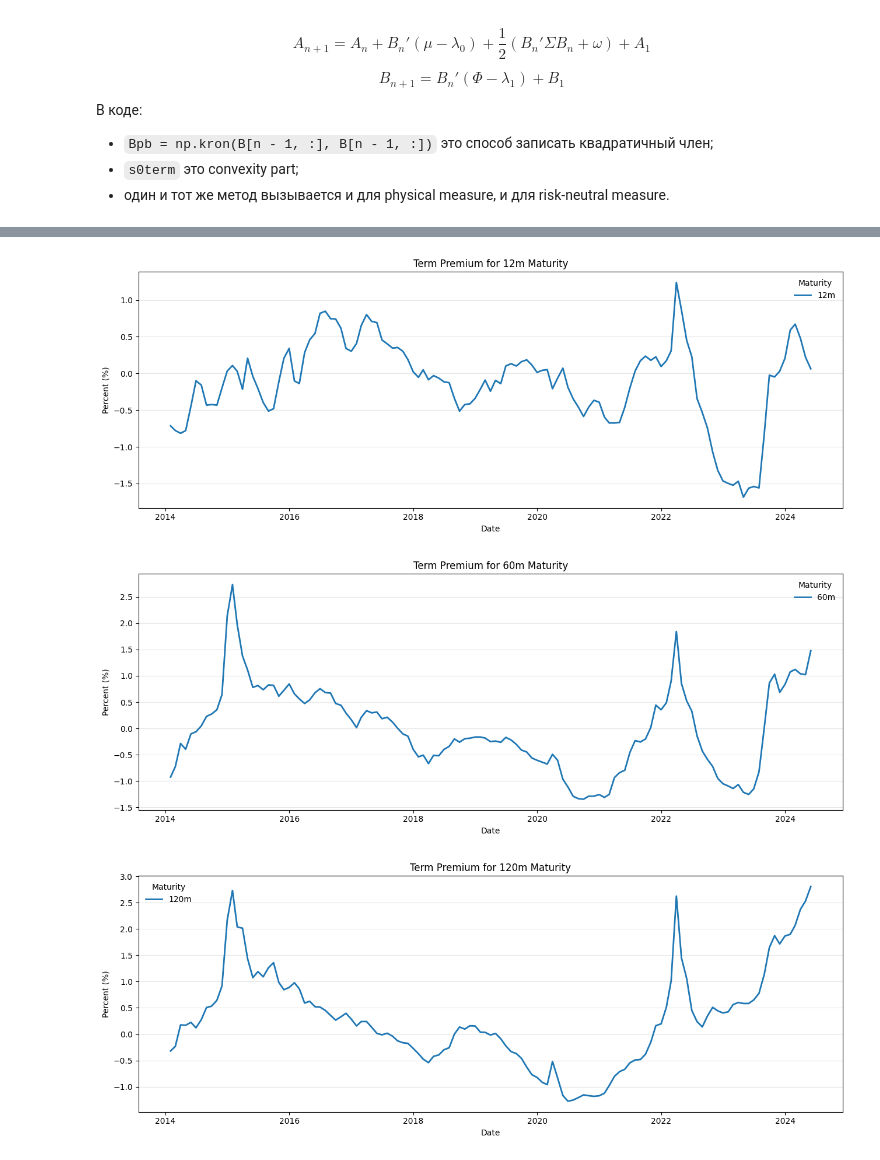
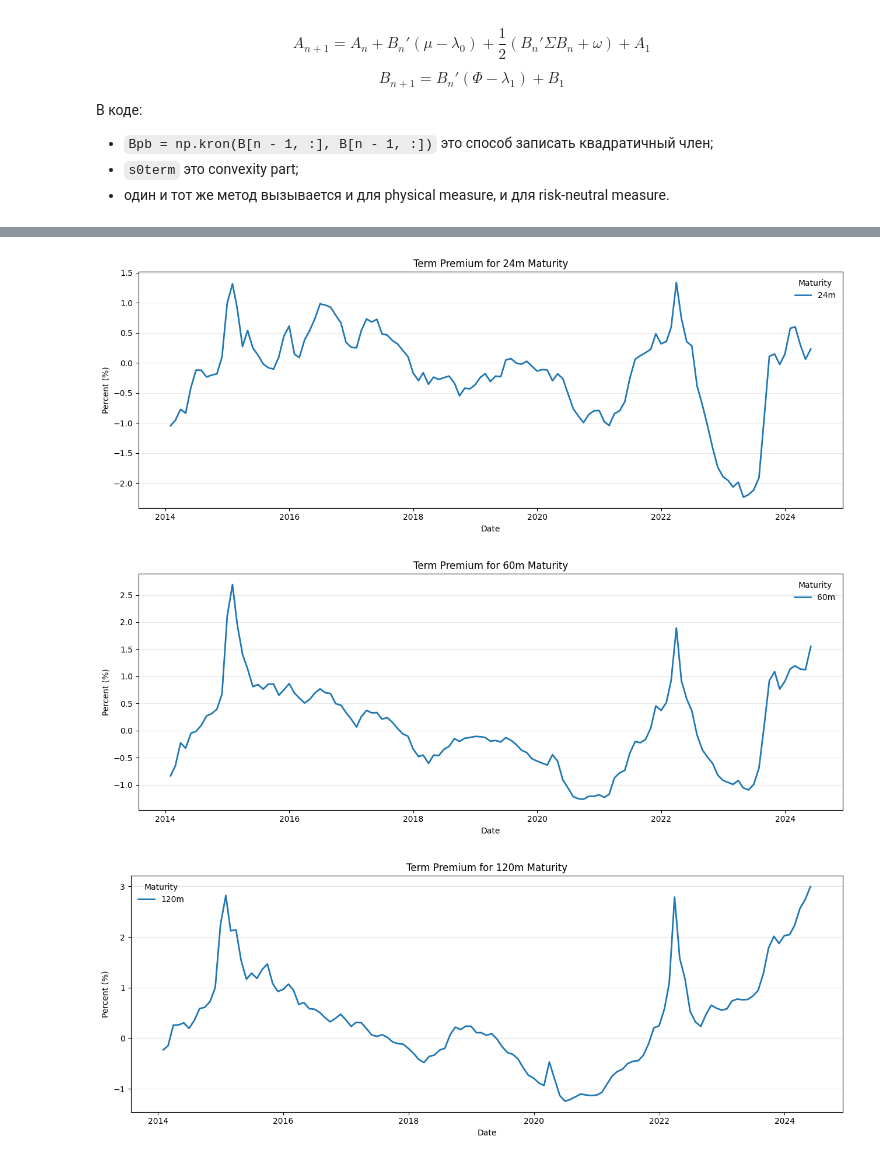
Before and after one commit to Codebuller/term_premium, a Jupyter notebook: math.ipynb, the cells around one changed output, grey strips where cells are left out. Cells and saved outputs as stored; diff of their text form; code cells hidden in the pictures.

Commit message:
add different short rates notebook, add tp from another cb paper

```diff
--- a/math.ipynb
+++ b/math.ipynb
@@ -69,7 +69,7 @@ N_FACTORS=3
 start_date = pd.to_datetime(START_DATE)
 end_date = pd.to_datetime(END_DATE)
 
-_, all_monthly_curve = build_moex_curve(
+daily_curve, all_monthly_curve = build_moex_curve(
     dynamic_path=DEFAULT_DYNAMIC_PATH,
     daily_output_path=DEFAULT_DAILY_OUTPUT,
     monthly_output_path=DEFAULT_MONTHLY_OUTPUT,
@@ -90,3 +90,13 @@ all_monthly_curve["month"] = all_monthly_curve["month_end"].dt.to_period("M").as
 
 ruonia_monthly = build_ruonia_monthly(load_ruonia_1m()).set_index("month_end")["short_rate_monthly_cc"]
 yield_curve = to_pyacm_curve(all_monthly_curve)
+data = pd.read_csv('data/key_rate_and_inflation.csv', parse_dates=['date'])
+
+data["date"] = pd.to_datetime(data["date"], format="%m.%Y")
+data["month_end"] = data["date"] + pd.offsets.MonthEnd(0)
+data = data.set_index("month_end")
+
+key_rate_1m_mean = np.log1p(data["key_rate"].resample("M").mean() / 100.0) / 12.0
+first_month_as_short_rate = np.log1p(yield_curve[1] / 100.0) / 12.0
+short_rate = key_rate_1m_mean
+short_rate
@@ -189,7 +213,7 @@ t_m = yield_curve.shape[0] - 1
 t_d = yield_curve.shape[0]
 ttm = np.arange(1, n + 1) / 12
 log_prices = - yield_curve * ttm
-rf = ruonia_monthly.shift(1)
+rf = short_rate.shift(1)
 rx = (log_prices - log_prices.shift(1, axis=0).shift(-1, axis=1)).subtract(rf, axis=0)
 rx = rx.shift(1, axis=1)
 
@@ -356,7 +380,7 @@ $$
 - `add_constant(X)` добавляет свободный член;
 - `Delta = inv(X.T @ X) @ X.T @ r1` это OLS-оценка.
 # %%
-r1 = ruonia_monthly.reindex(df_pc_m.index)
+r1 = short_rate.reindex(df_pc_m.index)
 X = add_constant(df_pc_m)
 Delta = inv(X.T @ X) @ X.T @ r1
 delta0 = Delta.iloc[0]
@@ -445,6 +469,9 @@ for tenor in VISUALIZE_TENORS:
     ax.plot(yield_curve.index, yield_curve[tenor], label=f"Observed {tenor}m", linewidth=2)
     # Plot fitted/model-implied yield
     ax.plot(miy.index, miy[tenor], label=f"Fitted {tenor}m", linewidth=2, linestyle="--")
+
+
+    ax.plot(rny.index, rny[tenor], label=f"RN {tenor}m", linewidth=2, linestyle="--")
     ax.set_title(f"Observed vs Fitted Yield for {tenor}m Maturity")
     ax.set_ylabel("Yield")
     ax.set_xlabel("Date")
@@ -459,19 +486,19 @@ for tenor in VISUALIZE_TENORS:
 # %%
-VISUALIZE_TENORS = [12, 60, 120]
+VISUALIZE_TENORS = [24, 60, 120]
 
 # Make one chart per maturity
 for tenor in VISUALIZE_TENORS:
     fig, ax = plt.subplots(figsize=(13, 5))
     # Plot in percent, not decimals
     ax.plot(tp.index, tp[tenor] * 100, label=f"{tenor}m", linewidth=2)
     ax.set_title(f"Term Premium for {tenor}m Maturity")
     ax.set_ylabel("Percent (%)")
     ax.set_xlabel("Date")
     ax.grid(True, axis="y", alpha=0.3)
     ax.legend(title="Maturity", frameon=False)
     plt.tight_layout()
     plt.show()
 # %% [output]
-[figure, old version]
+[figure, new version]
-[figure, old version]
+[figure, new version]
-[figure, old version]
+[figure, new version]
```
Also changed, not shown: parts of 4 cells of this notebook, 11 other files.
